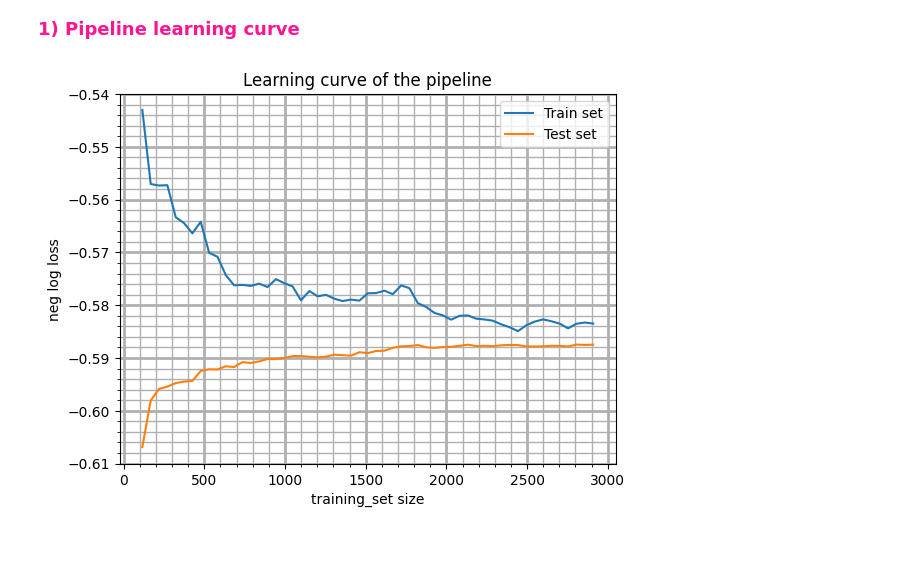
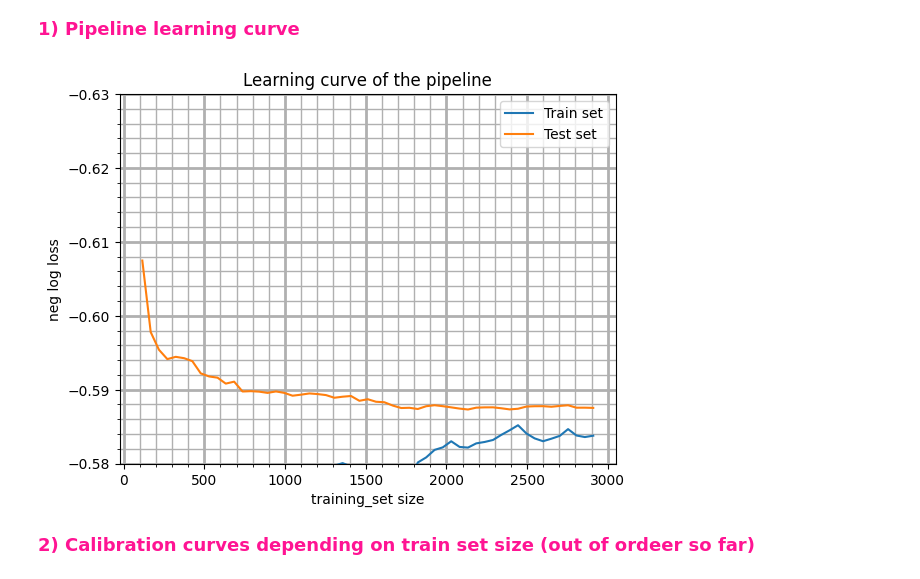
Before and after one commit to luc-polo/Football-probabilities-prediciton, a Jupyter notebook: notebooks/pipeline_test.ipynb, the cells around one changed output. Saved outputs shown, nothing was run; the diff lists cells and outputs as text; code cells hidden in the pictures; blank space fills up the shorter version.

```diff
--- a/notebooks/pipeline_test.ipynb
+++ b/notebooks/pipeline_test.ipynb
@@ -218,12 +214,15 @@ results.features_coeff_report(under_testing_pipeline_trained, X_train_00)
 # %%
 #src.visualization.learning_curves
 
 from visualization import learning_curves
 
 # Plot learning curves for our pipeline
 learning_curves.pipeline_learning_curve(X_train_00.copy(),
                                         Y_train_00.copy(),
-                                        under_testing_pipeline,
-                                        'neg_log_loss')
+                                        clone(under_testing_pipeline_trained),
+                                        'neg_log_loss',
+                                        ylim = [-0.58,-0.63])
 # %% [output]
-[figure, old version]
+[figure, new version]
+# %% [markdown]
+<span style="color:#FF1493;"> <strong> <font size="4">2) Calibration curves depending on train set size (out of ordeer so far)
```
Also changed, not shown: parts of 6 cells of this notebook, 4 other files.
